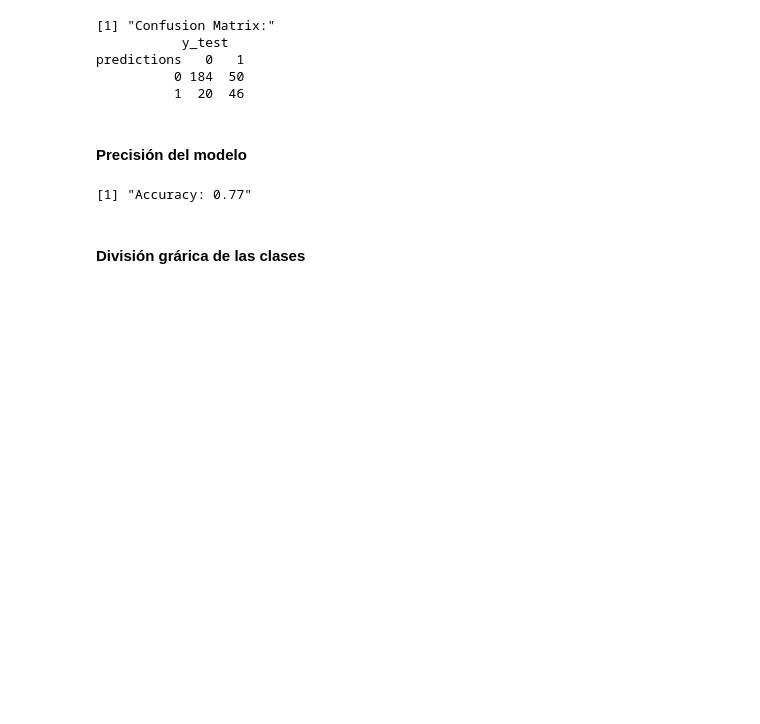
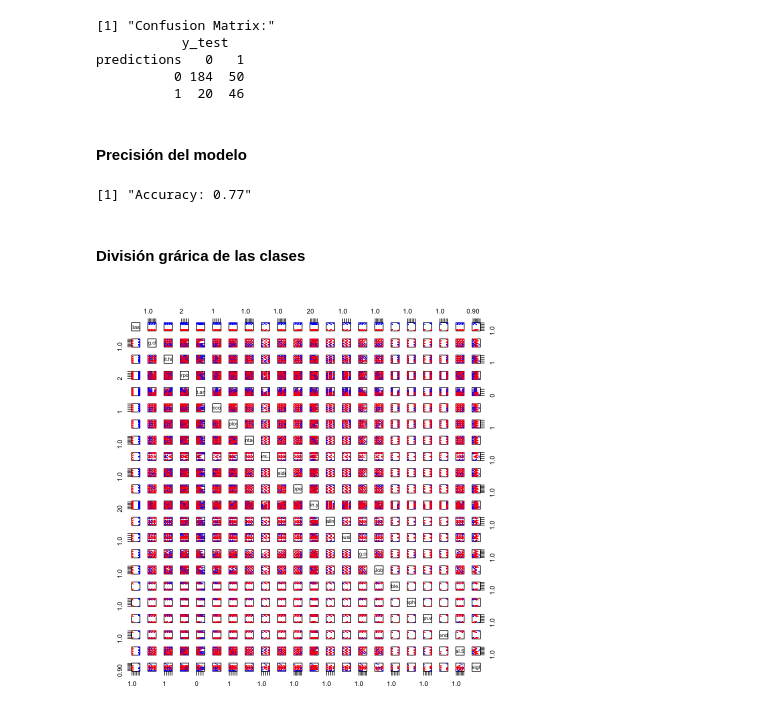
Before and after one commit to Oier-Mk/TFM-XAIpipeline, a Jupyter notebook: src/R/xgboost.ipynb, the cells around one changed output. Drawn from its saved outputs; the diff is of its cells as text; code cells hidden in the pictures; blank space fills up the shorter version.

```diff
--- a/src/R/xgboost.ipynb
+++ b/src/R/xgboost.ipynb
@@ -98,0 +115,18 @@ print(paste("Accuracy:", round(accuracy, 2)))
+# %%
+#TODO
+# Generar datos de ejemplo
+set.seed(123)
+
+# Cargar librería necesaria para cambiar los colores
+library(ggplot2)
+
+# Establecer el tamaño de la ventana gráfica
+quartz(width = 10, height = 8)
+
+# Crear matriz de dispersión con puntos más grandes
+pairs(data[, -3], col = ifelse(data$Class == 1, "red", "blue"), cex = 1, pch = 60)
+
+# Agregar leyenda para los colores
+legend("topright", legend = unique(data$Class), col = c("red", "blue"), pch = 60)
+# %% [output]
+[figure, added]
```
Also changed, not shown: parts of 2 cells of this notebook, 2 other files.
